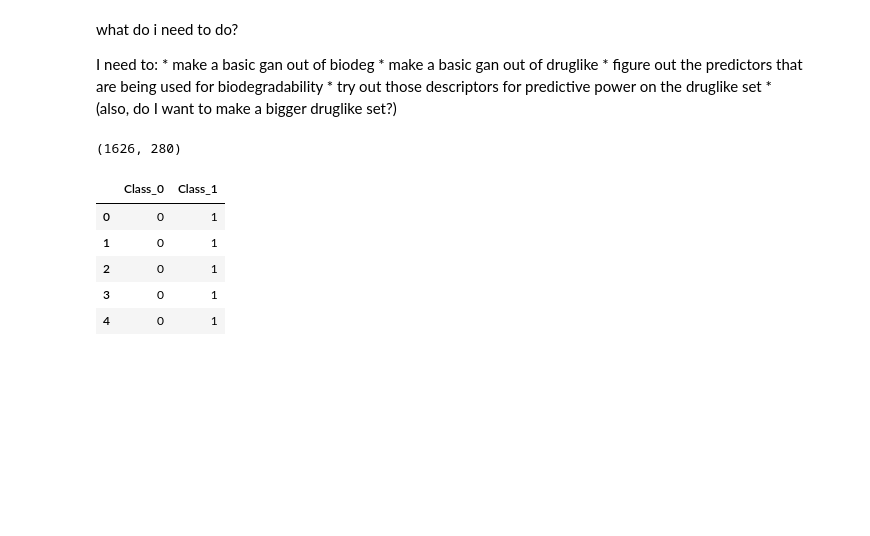
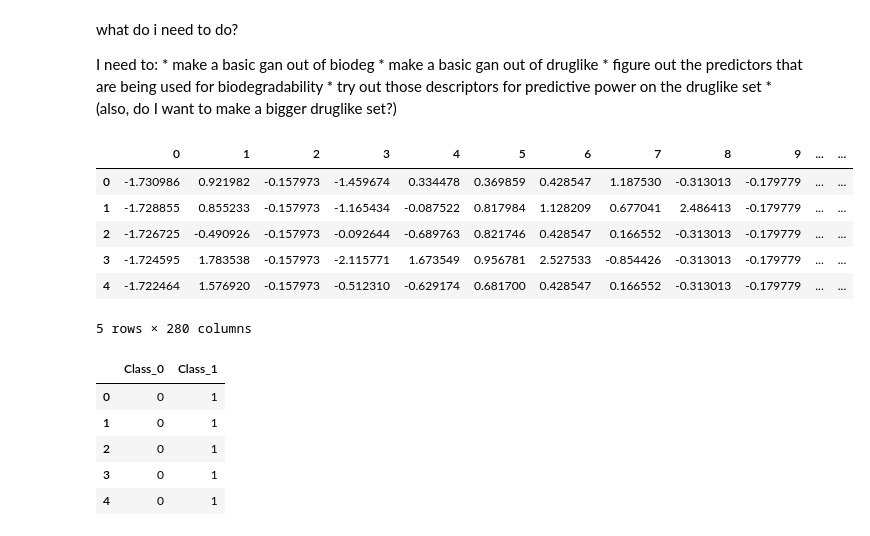
Before and after one commit to BeckResearchLab/homoGANize, a Jupyter notebook: notebooks/bdrug_workingNeural Network-Copy1.ipynb, the cells around one changed output. Drawn from its saved outputs; the diff is of its cells as text; code cells hidden in the pictures; blank space fills up the shorter version.

```diff
--- a/notebooks/bdrug_workingNeural Network-Copy1.ipynb
+++ b/notebooks/bdrug_workingNeural Network-Copy1.ipynb
@@ -54,8 +54,15 @@ y_test = encode(test_y)
 #y_test = encode(test_y)
 # %%
 x_train.shape
+x_train.head()
 # %% [output]
+|  | 0 | 1 | 2 | 3 | 4 | 5 | 6 | 7 | 8 | 9 | ... | ... |
+| 0 | -1.730986 | 0.921982 | -0.157973 | -1.459674 | 0.334478 | 0.369859 | 0.428547 | 1.187530 | -0.313013 | -0.179779 | ... | ... |
+| 1 | -1.728855 | 0.855233 | -0.157973 | -1.165434 | -0.087522 | 0.817984 | 1.128209 | 0.677041 | 2.486413 | -0.179779 | ... | ... |
+| 2 | -1.726725 | -0.490926 | -0.157973 | -0.092644 | -0.689763 | 0.821746 | 0.428547 | 0.166552 | -0.313013 | -0.179779 | ... | ... |
+| 3 | -1.724595 | 1.783538 | -0.157973 | -2.115771 | 1.673549 | 0.956781 | 2.527533 | -0.854426 | -0.313013 | -0.179779 | ... | ... |
+| 4 | -1.722464 | 1.576920 | -0.157973 | -0.512310 | -0.629174 | 0.681700 | 0.428547 | 0.166552 | -0.313013 | -0.179779 | ... | ... |
-(1626, 280)
+5 rows × 280 columns
 # %%
 random_state = 42
 np.random.seed(random_state)
```
Also changed, not shown: parts of 2 cells of this notebook, 1 other file.
